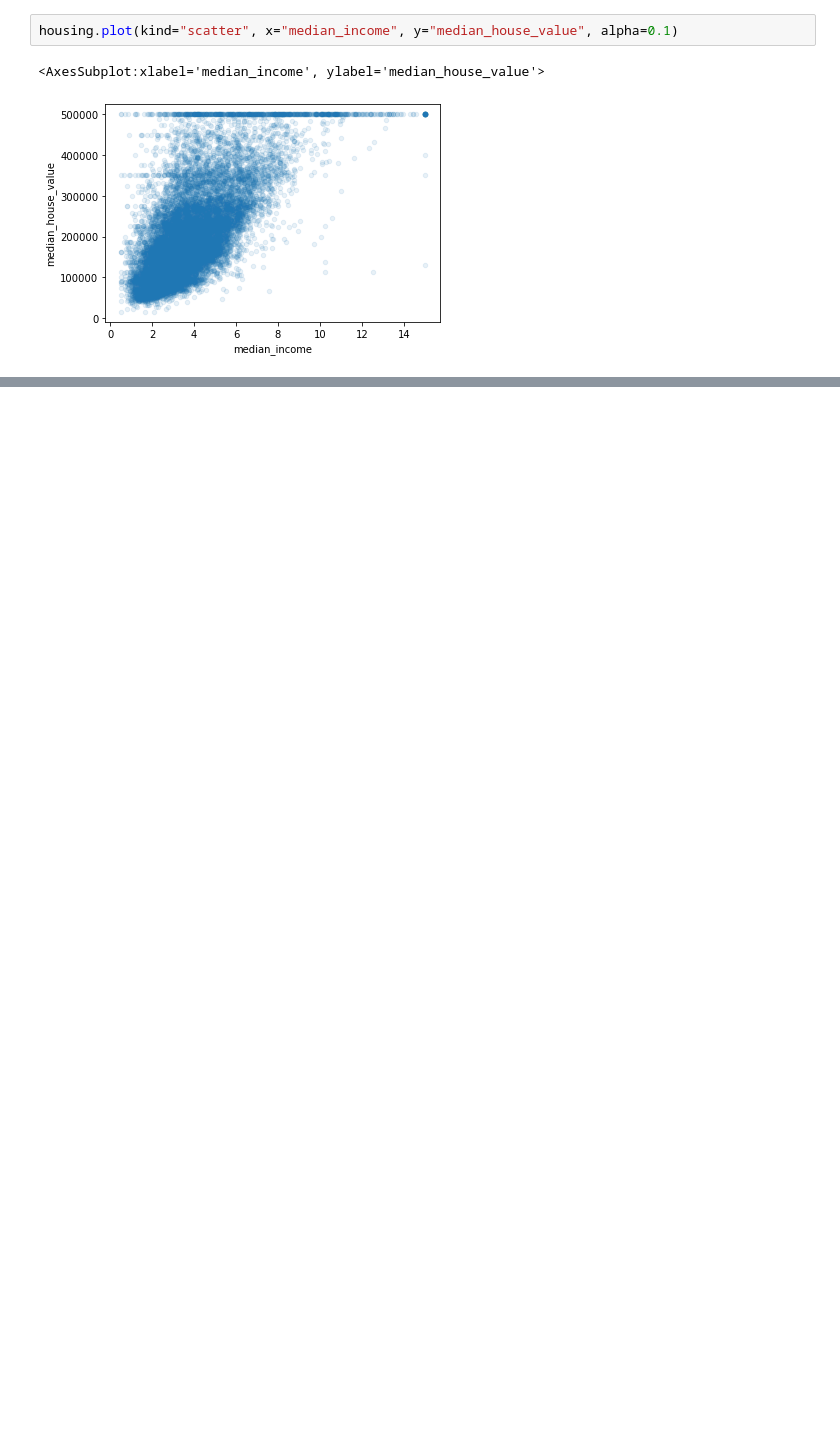
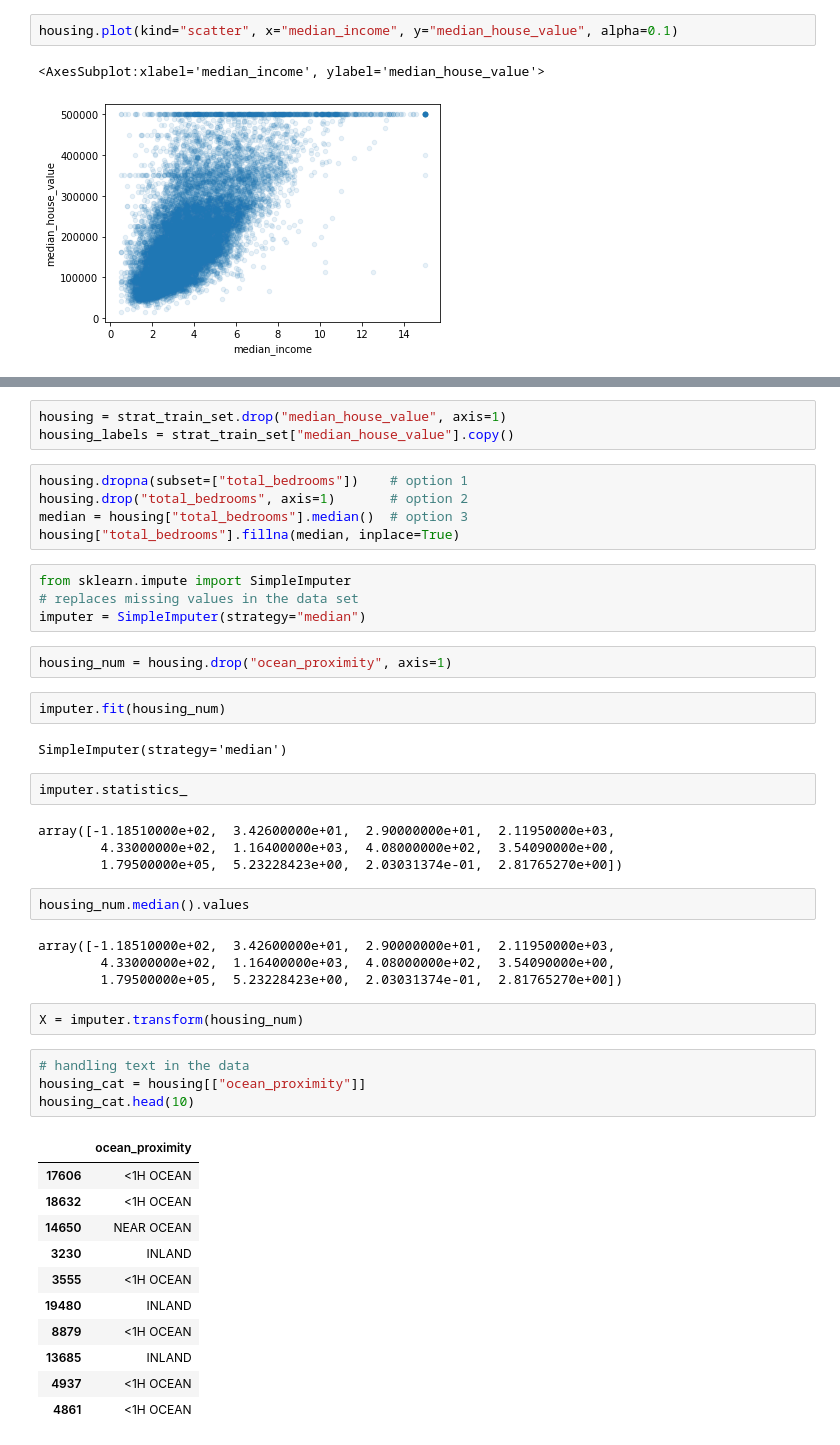
Before and after one commit to tigerFish29/Housing-Stats-, a Jupyter notebook: housing.ipynb, the cells around one changed output, grey strips where cells are left out. Cells and saved outputs as stored; diff of their text form; blank space fills up the shorter version.

```diff
--- a/housing.ipynb
+++ b/housing.ipynb
@@ -190,0 +230,48 @@ housing.plot(kind="scatter", x="median_income", y="median_house_value", alpha=0.
+# %%
+housing = strat_train_set.drop("median_house_value", axis=1)
+housing_labels = strat_train_set["median_house_value"].copy()
+# %%
+housing.dropna(subset=["total_bedrooms"])    # option 1
+housing.drop("total_bedrooms", axis=1)       # option 2
+median = housing["total_bedrooms"].median()  # option 3
+housing["total_bedrooms"].fillna(median, inplace=True)
+# %%
+from sklearn.impute import SimpleImputer
+# replaces missing values in the data set
+imputer = SimpleImputer(strategy="median")
+# %%
+housing_num = housing.drop("ocean_proximity", axis=1)
+# %%
+imputer.fit(housing_num)
+# %% [output]
+SimpleImputer(strategy='median')
+# %%
+imputer.statistics_
+# %% [output]
+array([-1.18510000e+02,  3.42600000e+01,  2.90000000e+01,  2.11950000e+03,
+        4.33000000e+02,  1.16400000e+03,  4.08000000e+02,  3.54090000e+00,
+        1.79500000e+05,  5.23228423e+00,  2.03031374e-01,  2.81765270e+00])
+# %%
+housing_num.median().values
+# %% [output]
+array([-1.18510000e+02,  3.42600000e+01,  2.90000000e+01,  2.11950000e+03,
+        4.33000000e+02,  1.16400000e+03,  4.08000000e+02,  3.54090000e+00,
+        1.79500000e+05,  5.23228423e+00,  2.03031374e-01,  2.81765270e+00])
+# %%
+X = imputer.transform(housing_num)
+# %%
+# handling text in the data
+housing_cat = housing[["ocean_proximity"]]
+housing_cat.head(10)
+# %% [output]
+|  | ocean_proximity |
+| 17606 | <1H OCEAN |
+| 18632 | <1H OCEAN |
+| 14650 | NEAR OCEAN |
+| 3230 | INLAND |
+| 3555 | <1H OCEAN |
+| 19480 | INLAND |
+| 8879 | <1H OCEAN |
+| 13685 | INLAND |
+| 4937 | <1H OCEAN |
+| 4861 | <1H OCEAN |
```
Also changed, not shown: parts of 15 cells of this notebook.
